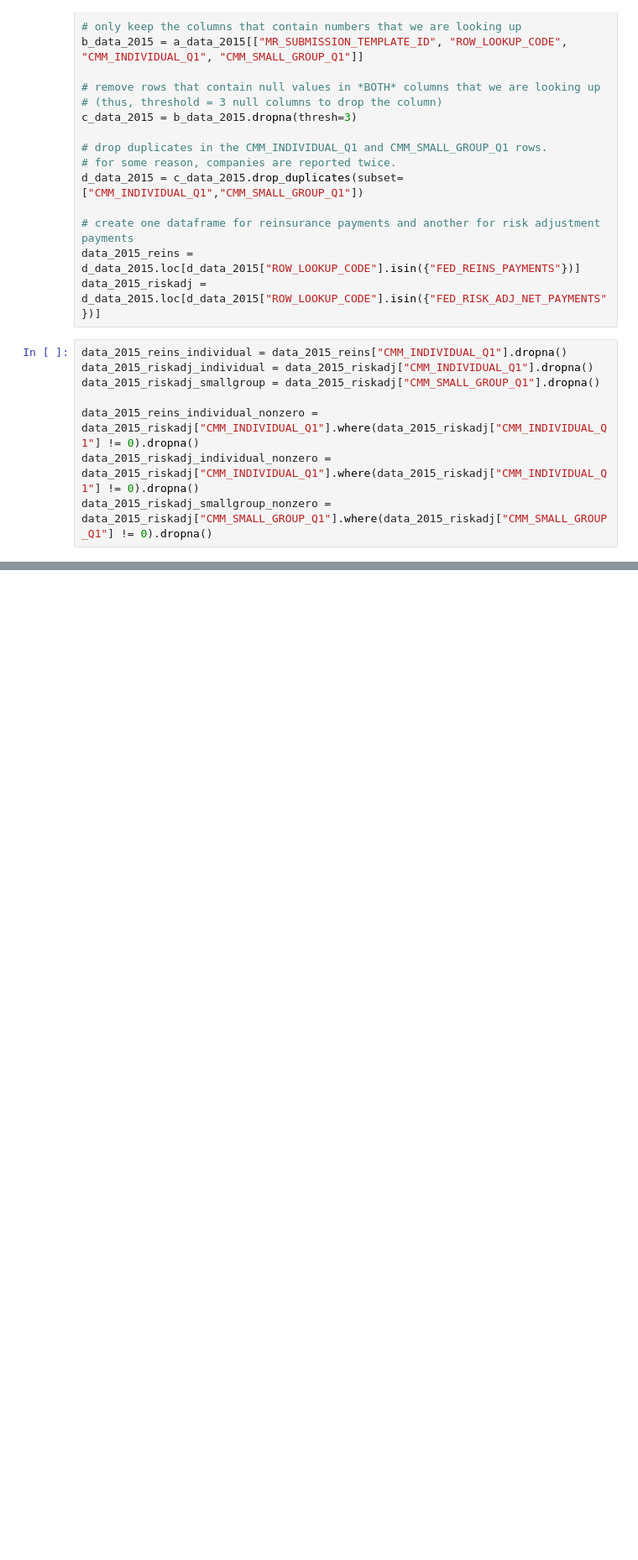
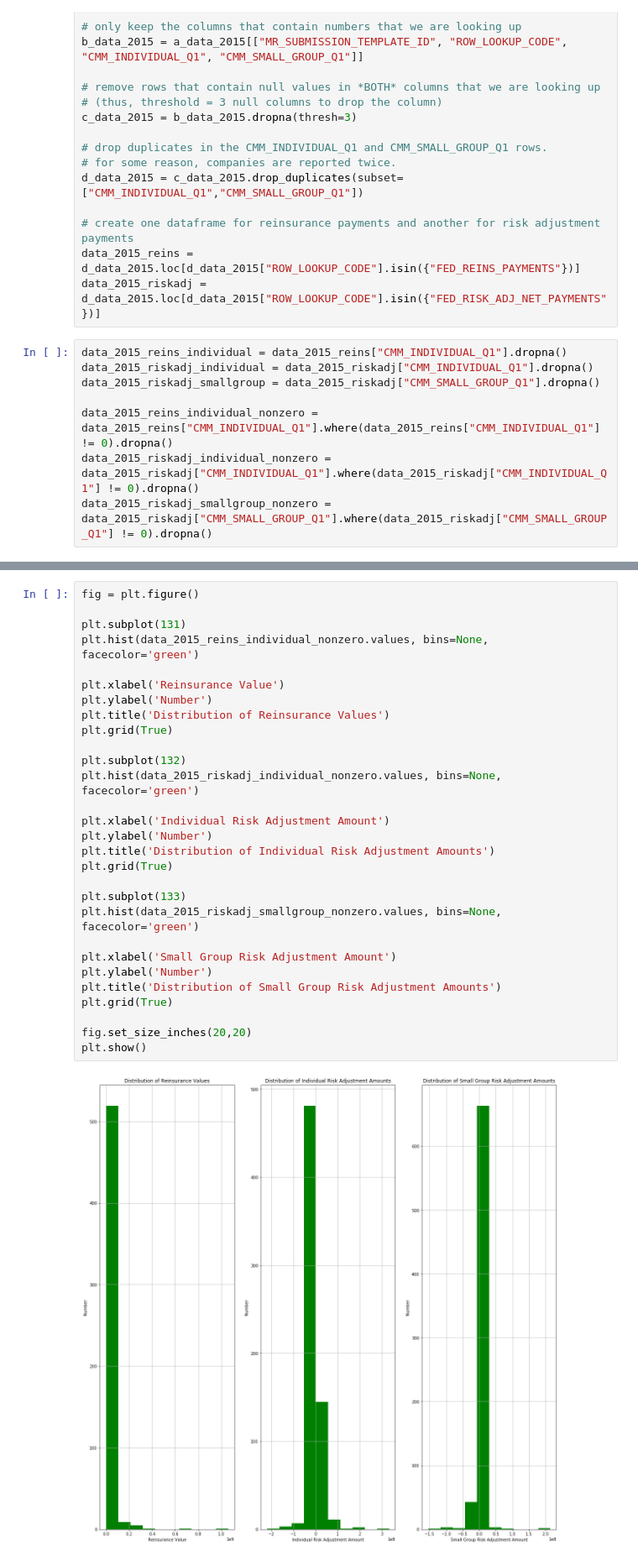
Before and after one commit to guanzgrace/risk-adjustment-model, a Jupyter notebook: MLR-Analysis/Medical_Loss_Ratio_Data_Analysis.ipynb, the cells around one changed output, grey strips where cells are left out. Shown: that part at 84% size. Saved outputs shown, nothing was run; the diff lists cells and outputs as text; blank space fills up the shorter version.

Commit message:
begin analysis data 11/5/17

```diff
--- a/MLR-Analysis/Medical_Loss_Ratio_Data_Analysis.ipynb
+++ b/MLR-Analysis/Medical_Loss_Ratio_Data_Analysis.ipynb
@@ -45,7 +46,7 @@ data_2015_reins_individual = data_2015_reins["CMM_INDIVIDUAL_Q1"].dropna()
 data_2015_riskadj_individual = data_2015_riskadj["CMM_INDIVIDUAL_Q1"].dropna()
 data_2015_riskadj_smallgroup = data_2015_riskadj["CMM_SMALL_GROUP_Q1"].dropna()
 
-data_2015_reins_individual_nonzero = data_2015_riskadj["CMM_INDIVIDUAL_Q1"].where(data_2015_riskadj["CMM_INDIVIDUAL_Q1"] != 0).dropna()
+data_2015_reins_individual_nonzero = data_2015_reins["CMM_INDIVIDUAL_Q1"].where(data_2015_reins["CMM_INDIVIDUAL_Q1"] != 0).dropna()
 data_2015_riskadj_individual_nonzero = data_2015_riskadj["CMM_INDIVIDUAL_Q1"].where(data_2015_riskadj["CMM_INDIVIDUAL_Q1"] != 0).dropna()
 data_2015_riskadj_smallgroup_nonzero = data_2015_riskadj["CMM_SMALL_GROUP_Q1"].where(data_2015_riskadj["CMM_SMALL_GROUP_Q1"] != 0).dropna()
 # %%
@@ -170,0 +194,31 @@ Checking the PDF, we find that:
+# %%
+fig = plt.figure()
+
+plt.subplot(131)
+plt.hist(data_2015_reins_individual_nonzero.values, bins=None, facecolor='green')
+
+plt.xlabel('Reinsurance Value')
+plt.ylabel('Number')
+plt.title('Distribution of Reinsurance Values')
+plt.grid(True)
+
+plt.subplot(132)
+plt.hist(data_2015_riskadj_individual_nonzero.values, bins=None, facecolor='green')
+
+plt.xlabel('Individual Risk Adjustment Amount')
+plt.ylabel('Number')
+plt.title('Distribution of Individual Risk Adjustment Amounts')
+plt.grid(True)
+
+plt.subplot(133)
+plt.hist(data_2015_riskadj_smallgroup_nonzero.values, bins=None, facecolor='green')
+
+plt.xlabel('Small Group Risk Adjustment Amount')
+plt.ylabel('Number')
+plt.title('Distribution of Small Group Risk Adjustment Amounts')
+plt.grid(True)
+
+fig.set_size_inches(20,20)
+plt.show()
+# %% [output]
+[figure, added]
```
Also changed, not shown: parts of 9 cells of this notebook.
